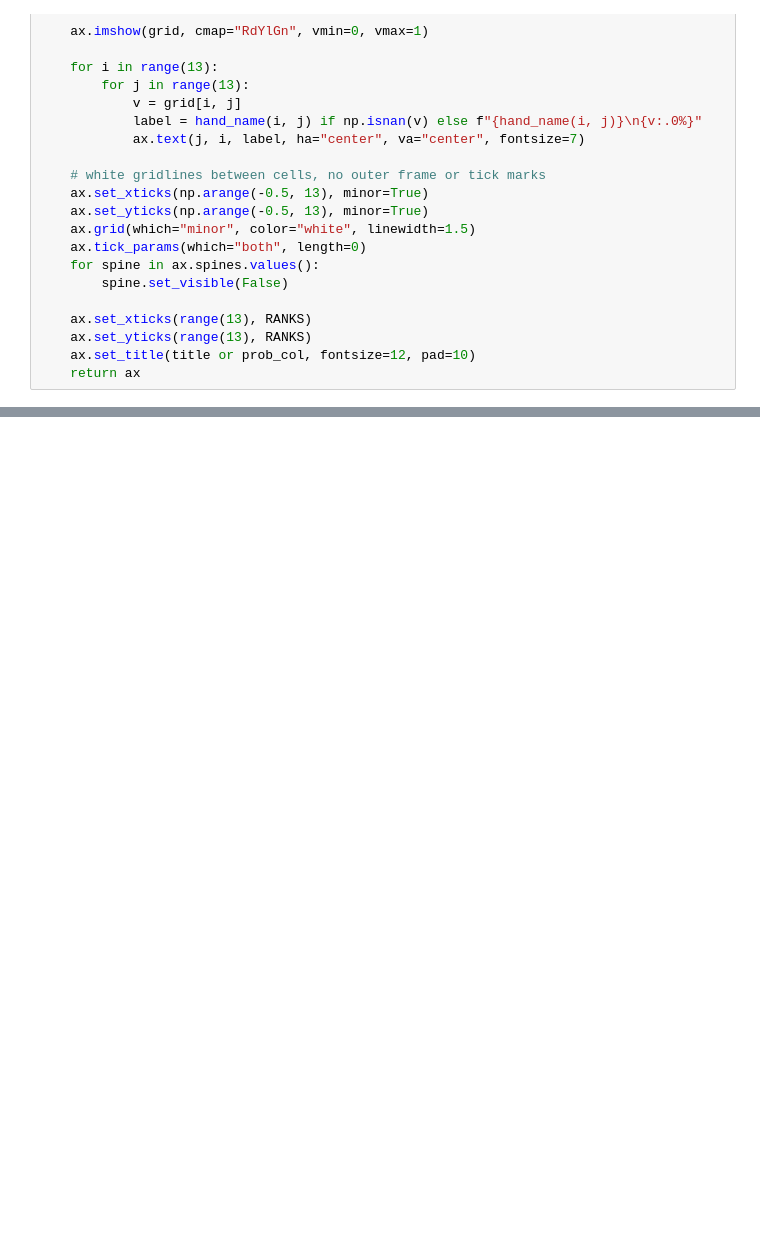
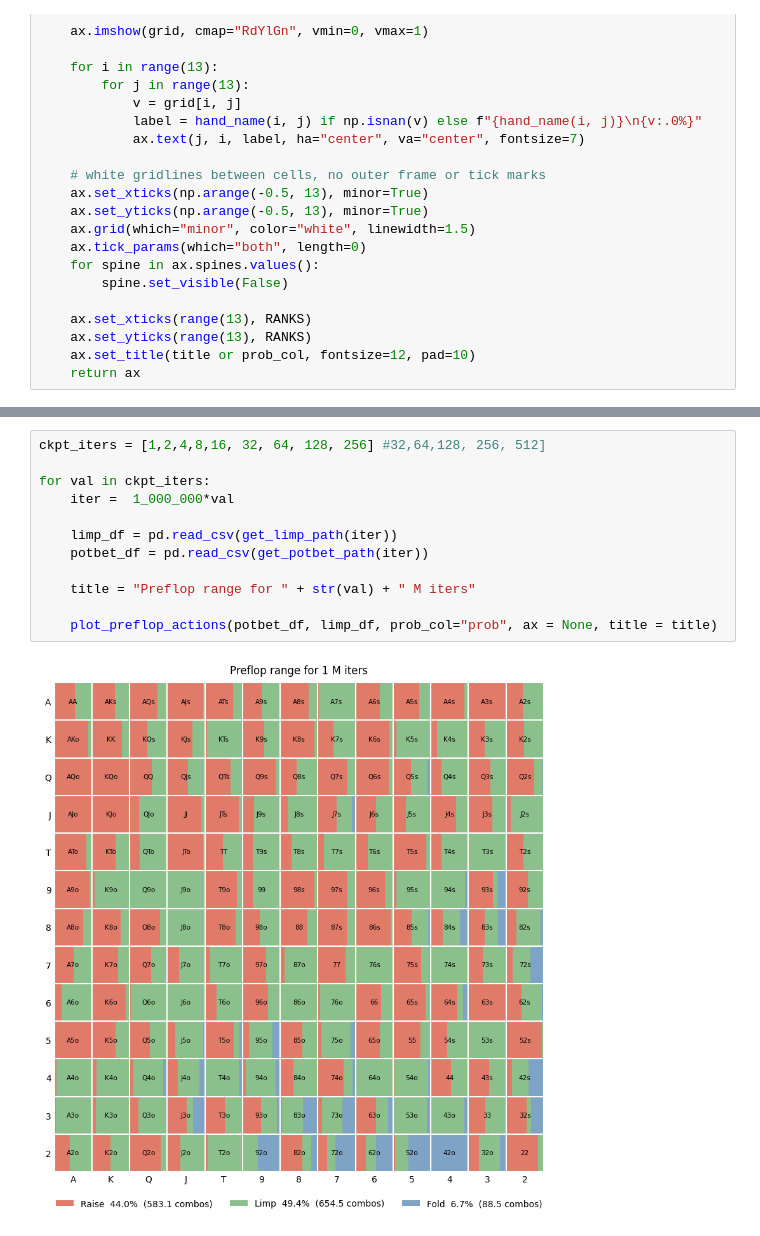
Before and after one commit to PGP2004/cfr, a Jupyter notebook: analysis/trained_preflops.ipynb, the cells around one changed output, grey strips where cells are left out. Saved outputs shown, nothing was run; the diff lists cells and outputs as text; blank space fills up the shorter version.

```diff
--- a/analysis/trained_preflops.ipynb
+++ b/analysis/trained_preflops.ipynb
@@ -61,0 +142,14 @@ plt.show()
+# %%
+ckpt_iters = [1,2,4,8,16, 32, 64, 128, 256] #32,64,128, 256, 512]
+
+for val in ckpt_iters:
+    iter =  1_000_000*val
+
+    limp_df = pd.read_csv(get_limp_path(iter))
+    potbet_df = pd.read_csv(get_potbet_path(iter))
+
+    title = "Preflop range for " + str(val) + " M iters"
+
+    plot_preflop_actions(potbet_df, limp_df, prob_col="prob", ax = None, title = title)
+# %% [output]
+[figure, added]
```
Also changed, not shown: parts of 5 cells of this notebook, 20 other files.
